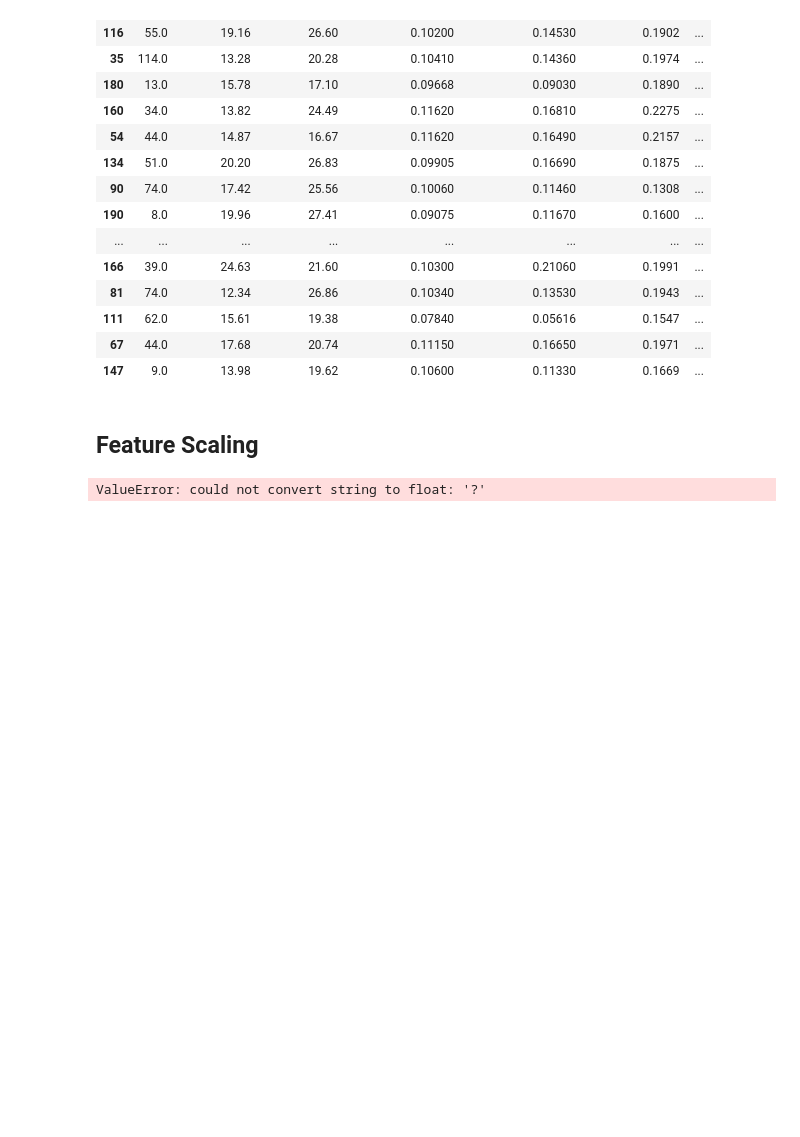
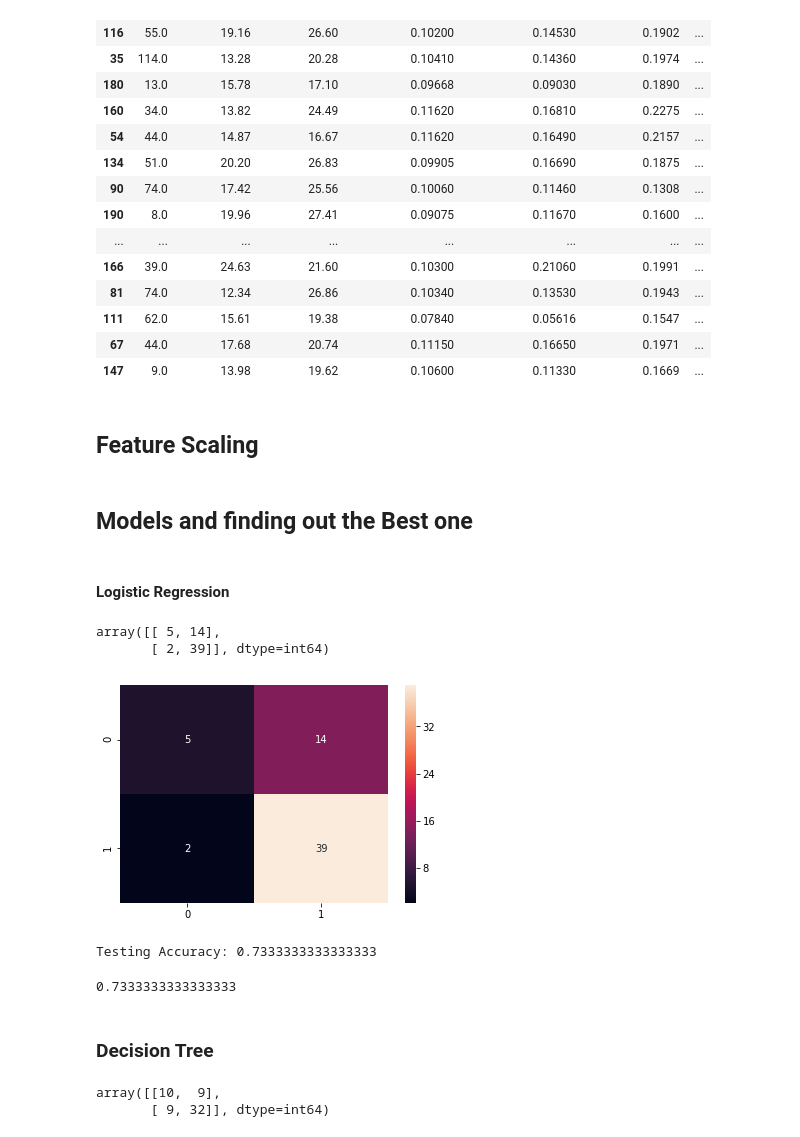
Before and after one commit to manu05X/Machine-Learning, a Jupyter notebook: BrestCancer/B_C predict.ipynb, the cells around one changed output. Drawn from its saved outputs; the diff is of its cells as text; code cells hidden in the pictures; blank space fills up the shorter version.

```diff
--- a/BrestCancer/B_C predict.ipynb
+++ b/BrestCancer/B_C predict.ipynb
@@ -341,6 +329,36 @@ X_test.head(40)
 # %%
 ss=StandardScaler()
 # %%
+X_train=ss.fit_transform(X_train)
 X_test=ss.fit_transform(X_test)
-# %% [output]
-ValueError: could not convert string to float: '?'
+# %% [markdown]
+## Models and finding out the Best one
+# %% [markdown]
+#### Logistic Regression
+# %%
+from sklearn.linear_model import LogisticRegression
+lr=LogisticRegression()
+
+model1=lr.fit(X_train,y_train)
+prediction1=model1.predict(X_test)
+# %%
+from sklearn.metrics import confusion_matrix
+
+cm=confusion_matrix(y_test,prediction1)
+cm
+# %% [output]
+array([[ 5, 14],
+       [ 2, 39]], dtype=int64)
+# %%
+sns.heatmap(cm,annot=True)
+plt.savefig('h.png')
+# %% [output]
+[figure, added]
+# %%
+TP=cm[0][0]
+TN=cm[1][1]
+FN=cm[1][0]
+FP=cm[0][1]
+print('Testing Accuracy:',(TP+TN)/(TP+TN+FN+FP))
+# %% [output]
+Testing Accuracy: 0.7333333333333333
@@ -346,0 +367,6 @@ ValueError: could not convert string to float: '?'
+# %%
+accuracy_score(y_test,prediction1)
+# %% [output]
+0.7333333333333333
+# %% [markdown]
+### Decision Tree
@@ -346,0 +380,5 @@ ValueError: could not convert string to float: '?'
+# %%
+cm2
+# %% [output]
+array([[10,  9],
+       [ 9, 32]], dtype=int64)
```
Also changed, not shown: parts of 13 cells of this notebook, 2 other files.
